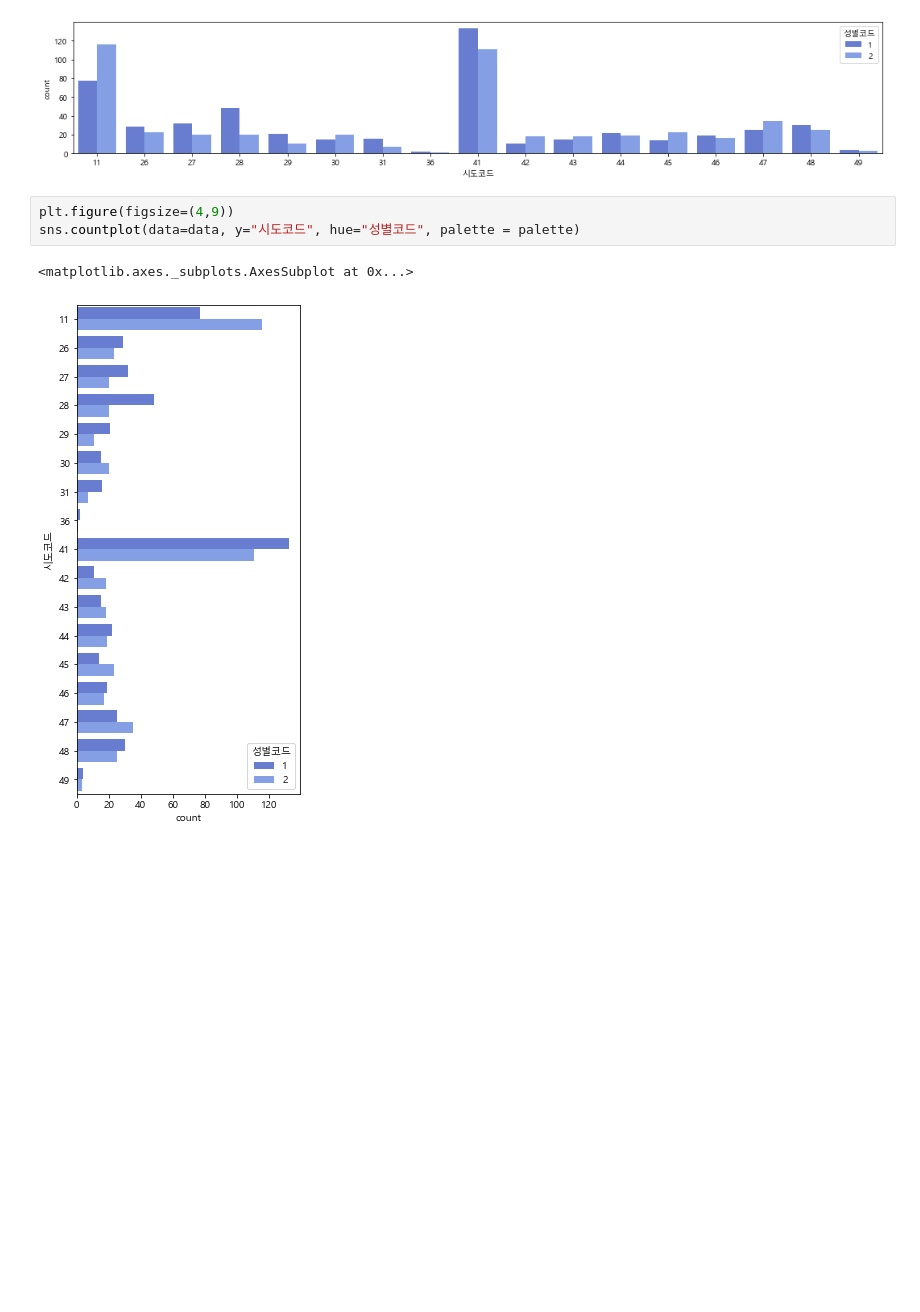
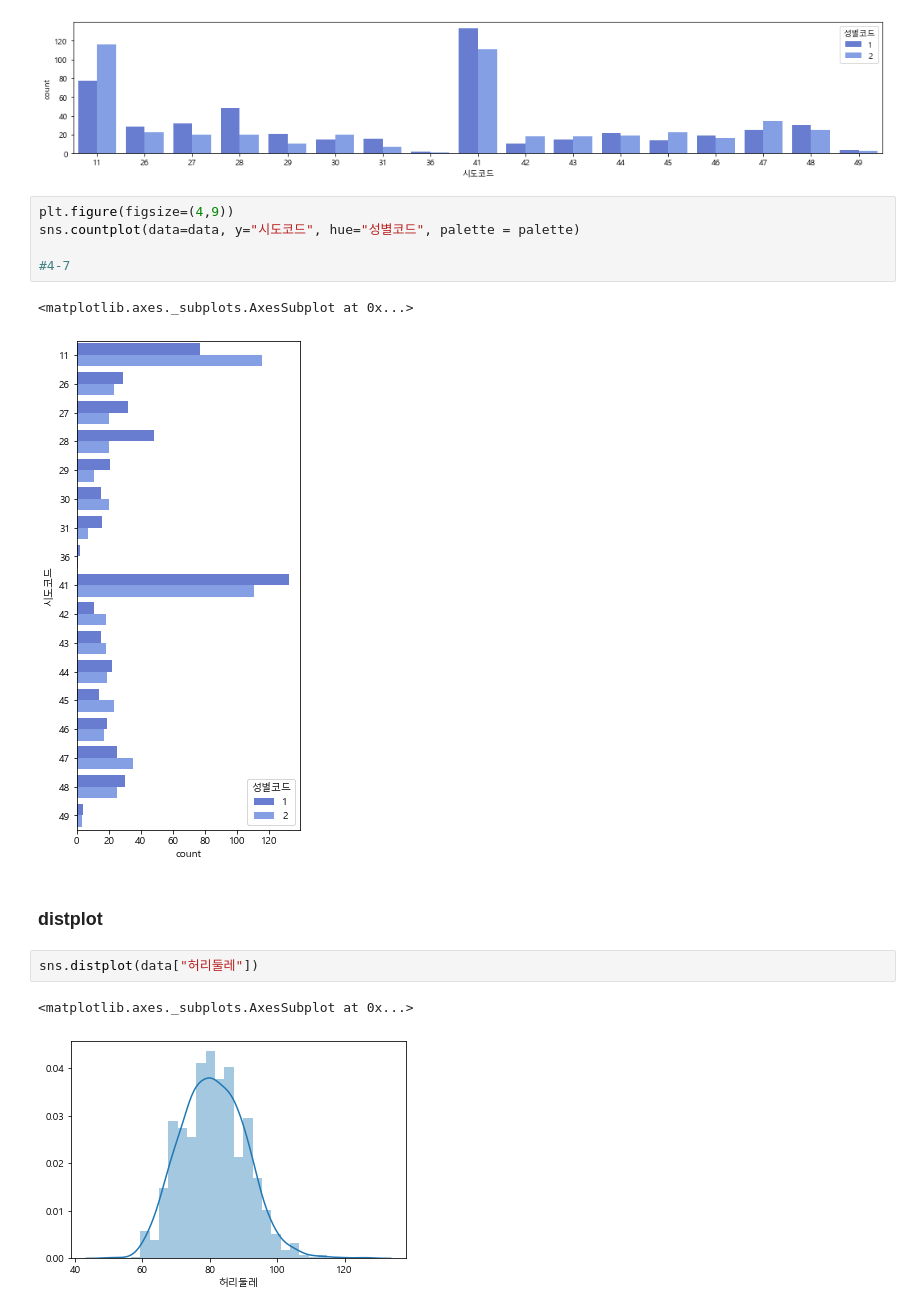
Before and after one commit to bwowby/DS, a Jupyter notebook: visualization_practice.ipynb, the cells around one changed output. Drawn from its saved outputs; the diff is of its cells as text; blank space fills up the shorter version.

```diff
--- a/visualization_practice.ipynb
+++ b/visualization_practice.ipynb
@@ -139,6 +139,15 @@ sns.countplot(data=data, x="시도코드", hue="성별코드", palette = palette
 # %%
 plt.figure(figsize=(4,9))
 sns.countplot(data=data, y="시도코드", hue="성별코드", palette = palette)
+
+#4-7
 # %% [output]
 <matplotlib.axes._subplots.AxesSubplot at 0x...>
 [figure]
+# %% [markdown]
+### distplot
+# %%
+sns.distplot(data["허리둘레"])
+# %% [output]
+<matplotlib.axes._subplots.AxesSubplot at 0x...>
+[figure, added]
```
Also changed, not shown: parts of 3 cells of this notebook.
